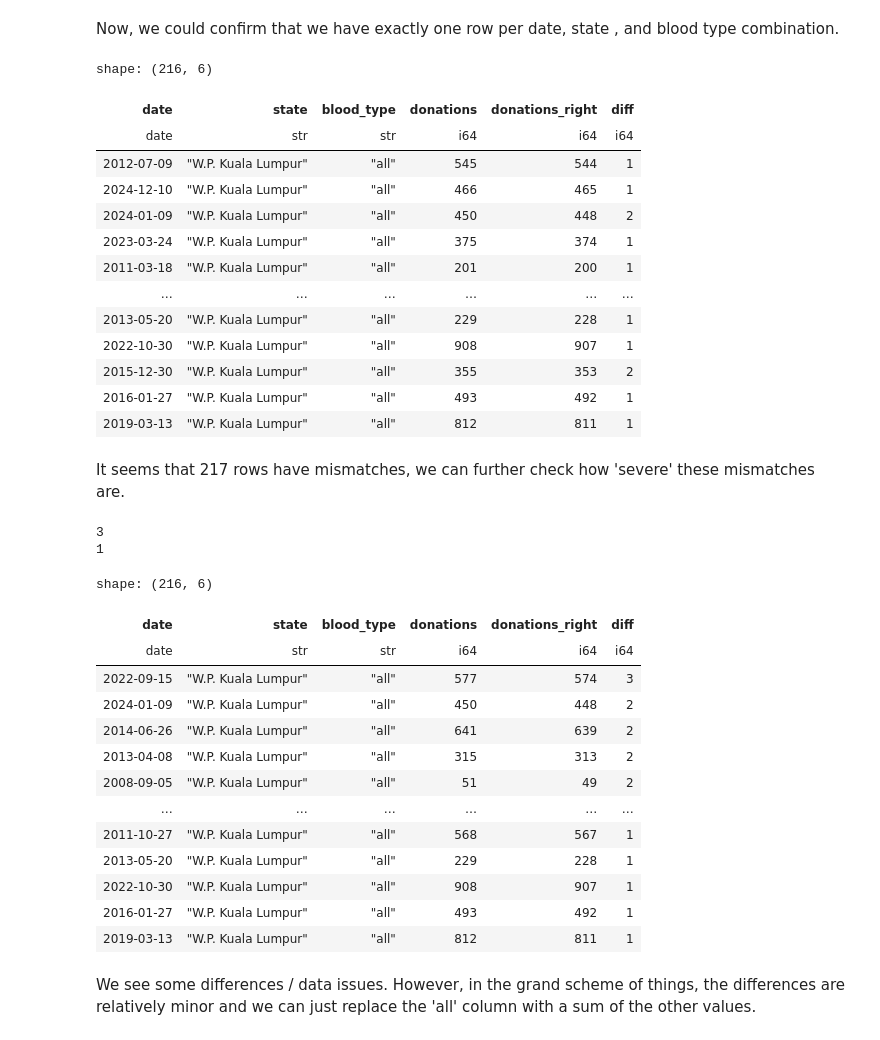
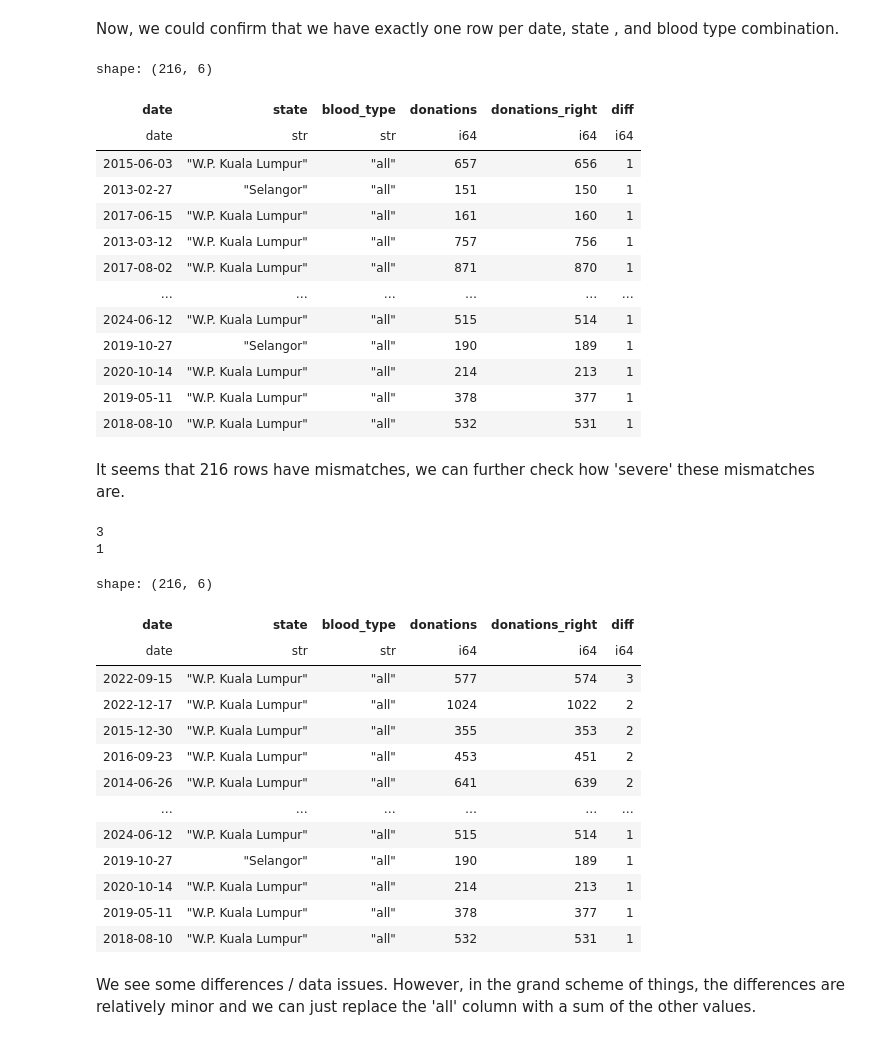
Before and after one commit to jasperschroeder/MalaysiaBloodDonations, a Jupyter notebook: 1_Exploratory_Data_Analysis.ipynb, the cells around one changed output. Saved outputs shown, nothing was run; the diff lists cells and outputs as text; code cells hidden in the pictures.

```diff
--- a/1_Exploratory_Data_Analysis.ipynb
+++ b/1_Exploratory_Data_Analysis.ipynb
@@ -22,6 +23,10 @@ shape: (5, 4)
 | 2006-01-03 | "Johor" | "all" | 8 |
 | 2006-01-04 | "Johor" | "all" | 33 |
 | 2006-01-05 | "Johor" | "all" | 20 |
+# %%
+# For reproducibility, only using data up to and including June 5, 2025
+# This is to ensure that the data used in the notebook is consistent
+df = df.filter(pl.col("date") < datetime.date(2025, 6, 6))
 # %%
 validate_data(df)
 # %% [output]
@@ -44,31 +49,35 @@ assert df.height == df['date'].n_unique() * df['blood_type'].n_unique() * df['st
 # %% [markdown]
 Now, we could confirm that we have exactly one row per date, state , and blood type combination.
 # %%
-# We have the 'all' column which should be exactly equal to the sum of the four blood types. Let's check this!
+# We have the 'all' column which should be exactly equal to the sum of the four blood types.
 
 grouped_df = df.filter(pl.col('blood_type') != 'all').group_by(['state', 'date']).agg(pl.col('donations').sum())
 df_exp = df.filter(pl.col('blood_type') == 'all')
-comp_df = df_exp.join(grouped_df, on=['date', 'state'], how='inner').with_columns((pl.col('donations') - pl.col('donations_right')).alias('diff'))
+comp_df = df_exp.join(
+    grouped_df,
+    on=['date', 'state'],
+    how='inner'
+).with_columns((pl.col('donations') - pl.col('donations_right')).alias('diff'))
 
 diff_df = comp_df.filter(pl.col('diff') != 0)
 diff_df
 # %% [output]
 shape: (216, 6)
 | date | state | blood_type | donations | donations_right | diff |
 | date | str | str | i64 | i64 | i64 |
-| 2012-07-09 | "W.P. Kuala Lumpur" | "all" | 545 | 544 | 1 |
-| 2024-12-10 | "W.P. Kuala Lumpur" | "all" | 466 | 465 | 1 |
-| 2024-01-09 | "W.P. Kuala Lumpur" | "all" | 450 | 448 | 2 |
-| 2023-03-24 | "W.P. Kuala Lumpur" | "all" | 375 | 374 | 1 |
-| 2011-03-18 | "W.P. Kuala Lumpur" | "all" | 201 | 200 | 1 |
+| 2015-06-03 | "W.P. Kuala Lumpur" | "all" | 657 | 656 | 1 |
+| 2013-02-27 | "Selangor" | "all" | 151 | 150 | 1 |
+| 2017-06-15 | "W.P. Kuala Lumpur" | "all" | 161 | 160 | 1 |
+| 2013-03-12 | "W.P. Kuala Lumpur" | "all" | 757 | 756 | 1 |
+| 2017-08-02 | "W.P. Kuala Lumpur" | "all" | 871 | 870 | 1 |
 | … | … | … | … | … | … |
-| 2013-05-20 | "W.P. Kuala Lumpur" | "all" | 229 | 228 | 1 |
-| 2022-10-30 | "W.P. Kuala Lumpur" | "all" | 908 | 907 | 1 |
-| 2015-12-30 | "W.P. Kuala Lumpur" | "all" | 355 | 353 | 2 |
-| 2016-01-27 | "W.P. Kuala Lumpur" | "all" | 493 | 492 | 1 |
-| 2019-03-13 | "W.P. Kuala Lumpur" | "all" | 812 | 811 | 1 |
+| 2024-06-12 | "W.P. Kuala Lumpur" | "all" | 515 | 514 | 1 |
+| 2019-10-27 | "Selangor" | "all" | 190 | 189 | 1 |
+| 2020-10-14 | "W.P. Kuala Lumpur" | "all" | 214 | 213 | 1 |
+| 2019-05-11 | "W.P. Kuala Lumpur" | "all" | 378 | 377 | 1 |
+| 2018-08-10 | "W.P. Kuala Lumpur" | "all" | 532 | 531 | 1 |
 # %% [markdown]
-It seems that 217 rows have mismatches, we can further check how 'severe' these mismatches are.
+It seems that 216 rows have mismatches, we can further check how 'severe' these mismatches are.
 # %%
 print(diff_df['diff'].max())
 print(diff_df['diff'].min())
@@ -83,16 +92,16 @@ shape: (216, 6)
 | date | state | blood_type | donations | donations_right | diff |
 | date | str | str | i64 | i64 | i64 |
 | 2022-09-15 | "W.P. Kuala Lumpur" | "all" | 577 | 574 | 3 |
-| 2024-01-09 | "W.P. Kuala Lumpur" | "all" | 450 | 448 | 2 |
+| 2022-12-17 | "W.P. Kuala Lumpur" | "all" | 1024 | 1022 | 2 |
+| 2015-12-30 | "W.P. Kuala Lumpur" | "all" | 355 | 353 | 2 |
+| 2016-09-23 | "W.P. Kuala Lumpur" | "all" | 453 | 451 | 2 |
 | 2014-06-26 | "W.P. Kuala Lumpur" | "all" | 641 | 639 | 2 |
-| 2013-04-08 | "W.P. Kuala Lumpur" | "all" | 315 | 313 | 2 |
-| 2008-09-05 | "W.P. Kuala Lumpur" | "all" | 51 | 49 | 2 |
 | … | … | … | … | … | … |
-| 2011-10-27 | "W.P. Kuala Lumpur" | "all" | 568 | 567 | 1 |
-| 2013-05-20 | "W.P. Kuala Lumpur" | "all" | 229 | 228 | 1 |
-| 2022-10-30 | "W.P. Kuala Lumpur" | "all" | 908 | 907 | 1 |
-| 2016-01-27 | "W.P. Kuala Lumpur" | "all" | 493 | 492 | 1 |
-| 2019-03-13 | "W.P. Kuala Lumpur" | "all" | 812 | 811 | 1 |
+| 2024-06-12 | "W.P. Kuala Lumpur" | "all" | 515 | 514 | 1 |
+| 2019-10-27 | "Selangor" | "all" | 190 | 189 | 1 |
+| 2020-10-14 | "W.P. Kuala Lumpur" | "all" | 214 | 213 | 1 |
+| 2019-05-11 | "W.P. Kuala Lumpur" | "all" | 378 | 377 | 1 |
+| 2018-08-10 | "W.P. Kuala Lumpur" | "all" | 532 | 531 | 1 |
 # %% [markdown]
 We see some differences / data issues. However, in the grand scheme of things, the differences are relatively minor and we can just replace the 'all' column with a sum of the other values.
 # %%
```
Also changed, not shown: parts of 15 cells of this notebook, 6 other files.
